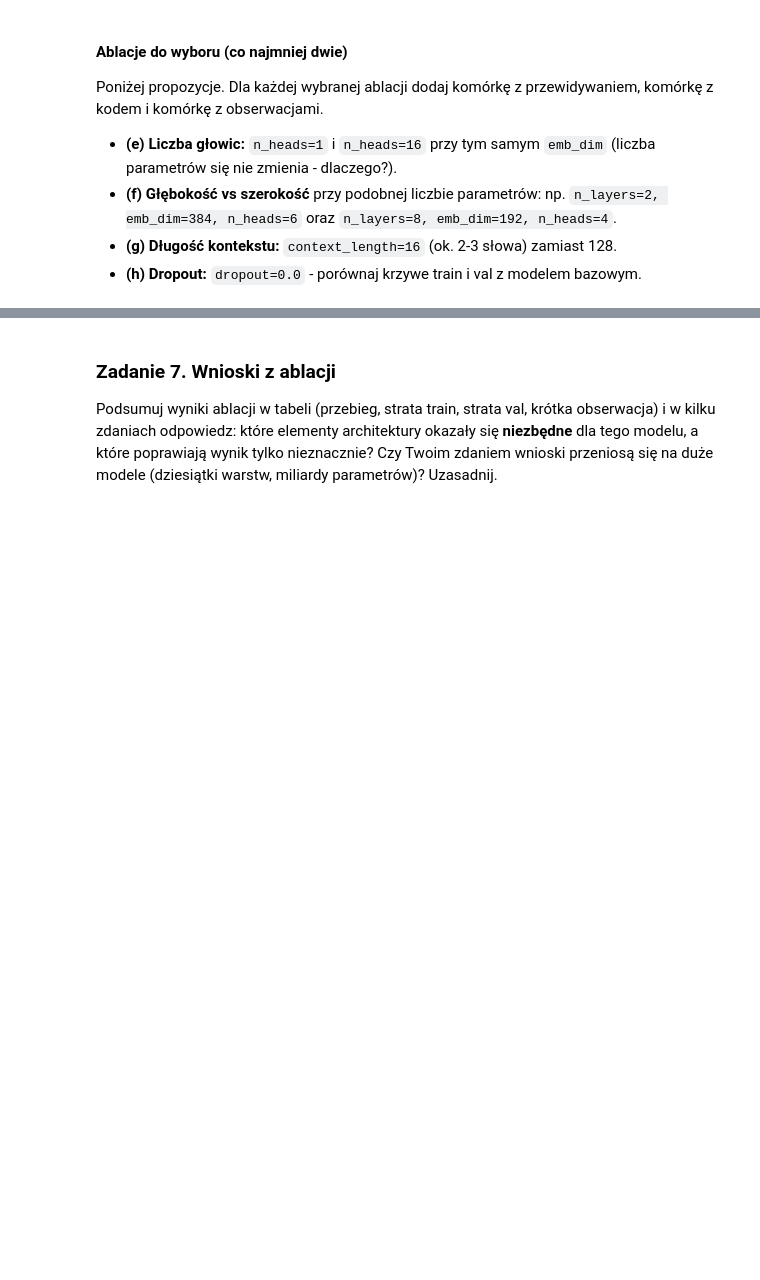
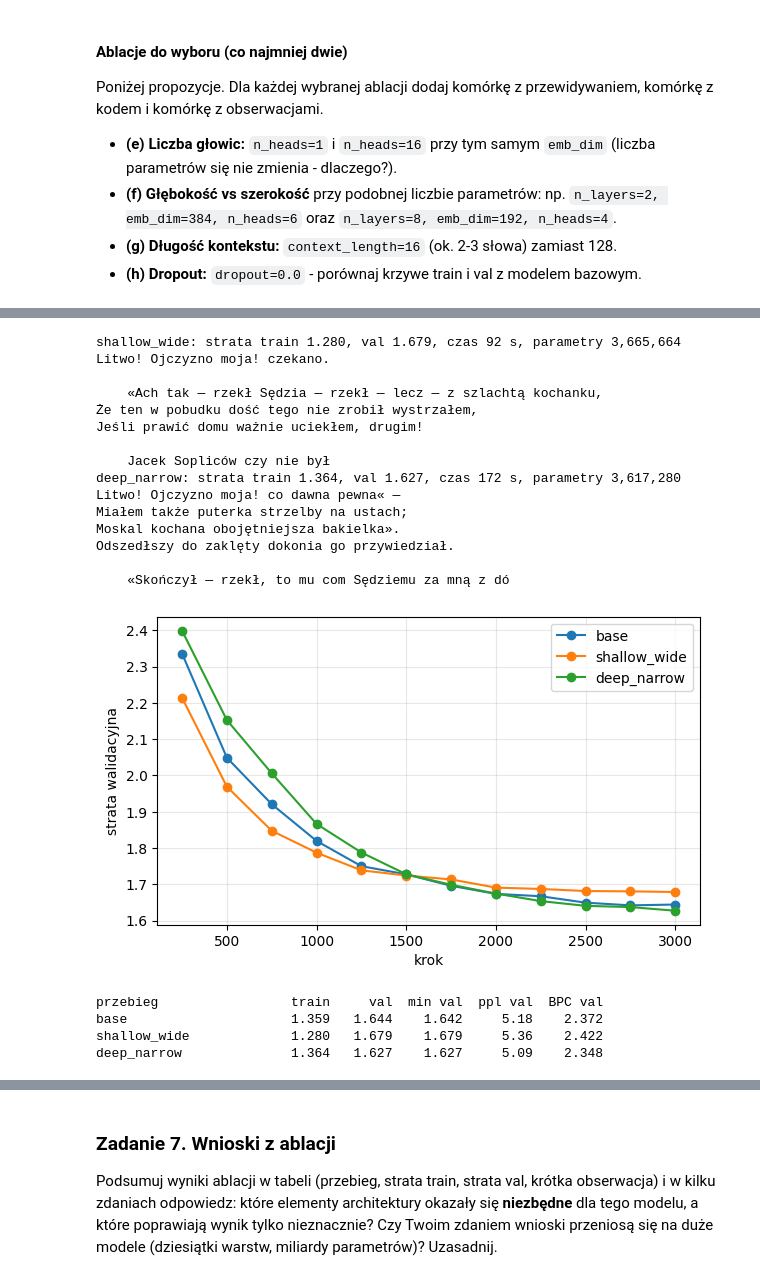
Before and after one commit to gostek198/podstawy-llm-lab-eiti-pw, a Jupyter notebook: lab02/lab02_nanoGPT_LAB.ipynb, the cells around one changed output, grey strips where cells are left out. Drawn from its saved outputs; the diff is of its cells as text; code cells hidden in the pictures; blank space fills up the shorter version.

```diff
--- a/lab02/lab02_nanoGPT_LAB.ipynb
+++ b/lab02/lab02_nanoGPT_LAB.ipynb
@@ -1095,0 +1140,25 @@ Poniżej propozycje. Dla każdej wybranej ablacji dodaj komórkę z przewidywani
+# %%
+m_shallow = run("shallow_wide", replace(BASE, n_layers=2, emb_dim=384, n_heads=6))
+m_deep = run("deep_narrow", replace(BASE, n_layers=8, emb_dim=192, n_heads=4))
+compare(["base", "shallow_wide", "deep_narrow"])
+# %% [output]
+shallow_wide: strata train 1.280, val 1.679, czas 92 s, parametry 3,665,664
+Litwo! Ojczyzno moja! czekano.
+
+    «Ach tak — rzekł Sędzia — rzekł — lecz — z szlachtą kochanku,
+Że ten w pobudku dość tego nie zrobił wystrzałem,
+Jeśli prawić domu ważnie uciekłem, drugim!
+
+    Jacek Sopliców czy nie był
+deep_narrow: strata train 1.364, val 1.627, czas 172 s, parametry 3,617,280
+Litwo! Ojczyzno moja! co dawna pewna« —
+Miałem także puterka strzelby na ustach;
+Moskal kochana obojętniejsza bakielka».
+Odszedłszy do zaklęty dokonia go przywiedział.
+
+    «Skończył — rzekł, to mu com Sędziemu za mną z dó
+[figure, added]
+przebieg                 train     val  min val  ppl val  BPC val
+base                     1.359   1.644    1.642     5.18    2.372
+shallow_wide             1.280   1.679    1.679     5.36    2.422
+deep_narrow              1.364   1.627    1.627     5.09    2.348
```
Also changed, not shown: parts of 17 cells of this notebook.
